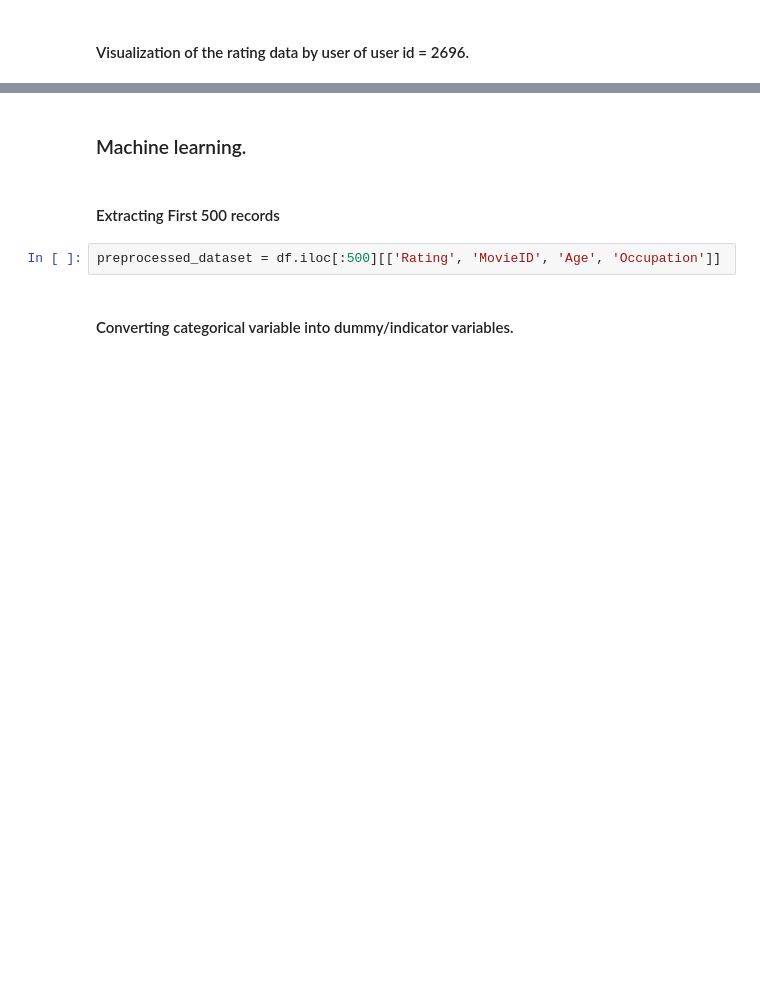
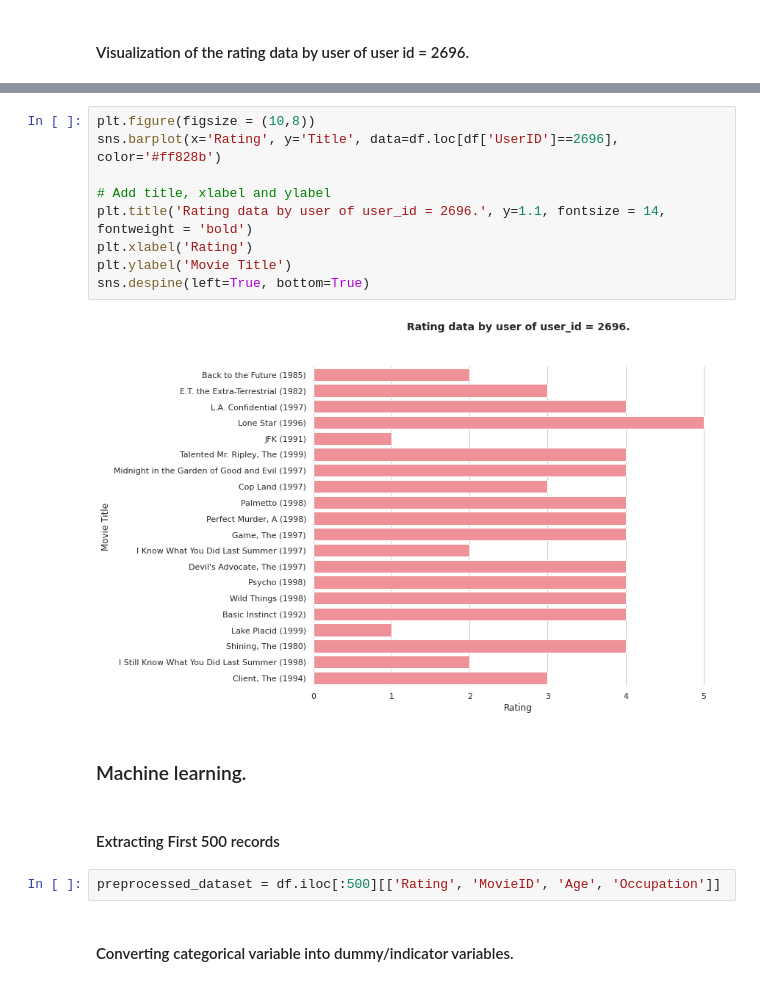
Before and after one commit to vyshakTs/tranzemo-machinetest, a Jupyter notebook: tranzemo.ipynb, the cells around one changed output, grey strips where cells are left out. Saved outputs shown, nothing was run; the diff lists cells and outputs as text; blank space fills up the shorter version.

```diff
--- a/tranzemo.ipynb
+++ b/tranzemo.ipynb
@@ -241,3 +227,14 @@ fig
+# %%
+plt.figure(figsize = (10,8))
+sns.barplot(x='Rating', y='Title', data=df.loc[df['UserID']==2696], color='#ff828b')
+
+# Add title, xlabel and ylabel
+plt.title('Rating data by user of user_id = 2696.', y=1.1, fontsize = 14, fontweight = 'bold')
+plt.xlabel('Rating')
+plt.ylabel('Movie Title')
+sns.despine(left=True, bottom=True)
+# %% [output]
+[figure, added]
 # %% [markdown]
 ### Machine learning.
 # %% [markdown]
```
Also changed, not shown: parts of 15 cells of this notebook.
